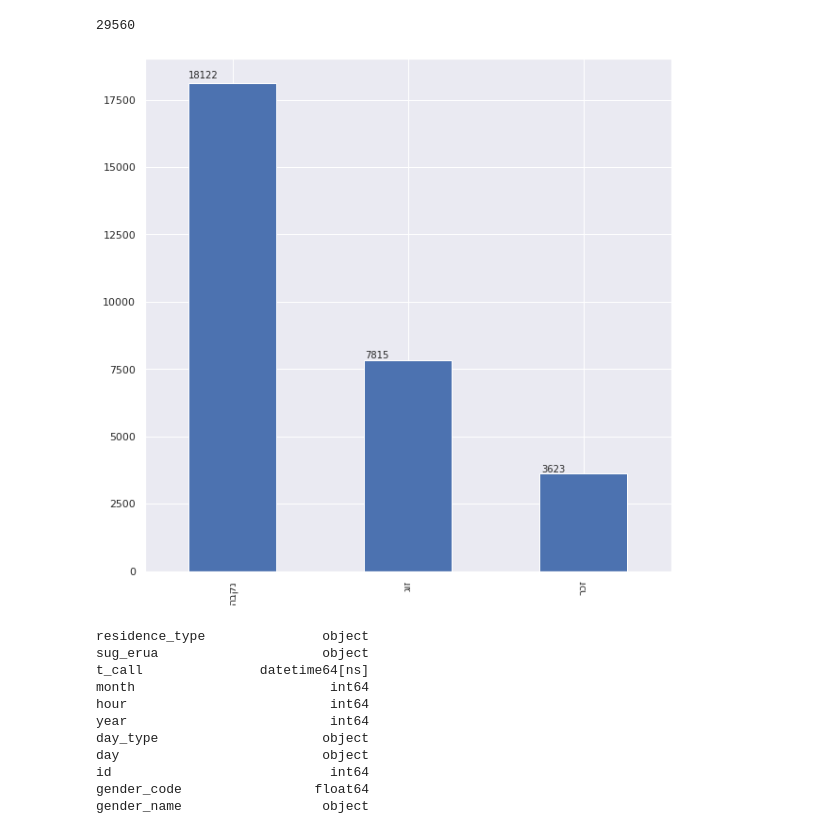
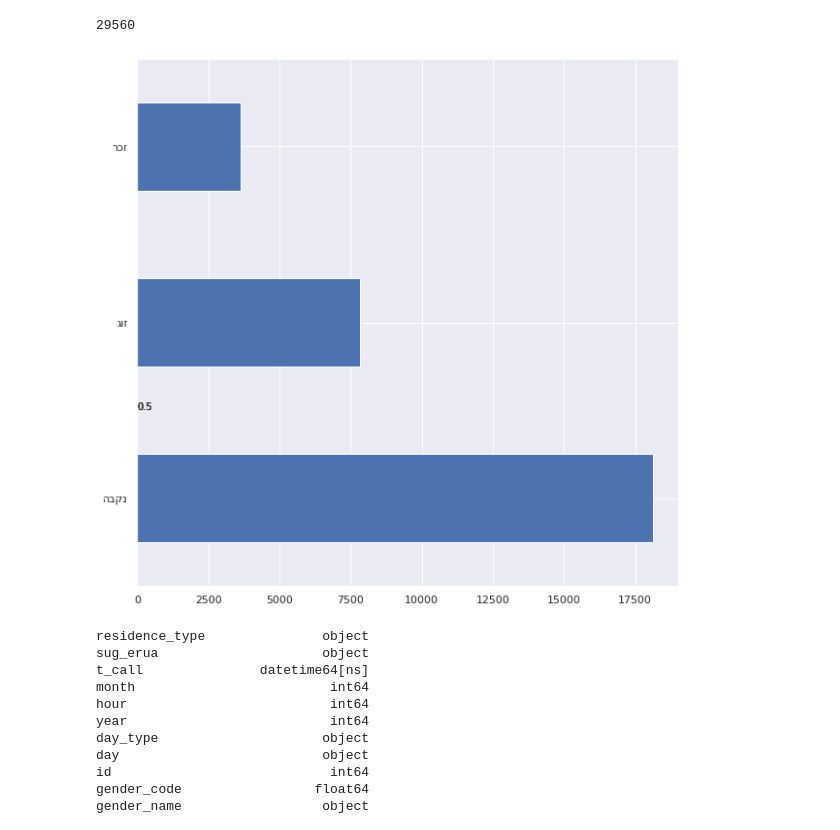
Before and after one commit to yarontal94/final_project, a Jupyter notebook: Untitled.ipynb, the cells around one changed output. Saved outputs shown, nothing was run; the diff lists cells and outputs as text; code cells hidden in the pictures.

```diff
--- a/Untitled.ipynb
+++ b/Untitled.ipynb
@@ -263,12 +263,12 @@ def df_rev_col(df,col_list):
 # %%
 fig,ax=plt.subplots(1,1)
 plt.rcParams.update({'font.size':20})
-df['gender_name'].apply(lambda x: reverse(x)).value_counts(normalize=False,dropna=False).plot(kind='bar',ax=ax)
+df['gender_name'].apply(lambda x: reverse(x)).value_counts(normalize=False,dropna=False).plot(kind='barh',ax=ax)
 for p in ax.patches:
     ax.annotate(str(p.get_height()),(p.get_x()*1.005,p.get_height()*1.010),size=10)
 plt.show()
 # %% [output]
-[figure, old version]
+[figure, new version]
 # %%
 def plots(df,col1,col2):
     fig,ax=plt.subplots(1,2)
```
Also changed, not shown: parts of 9 cells of this notebook.
